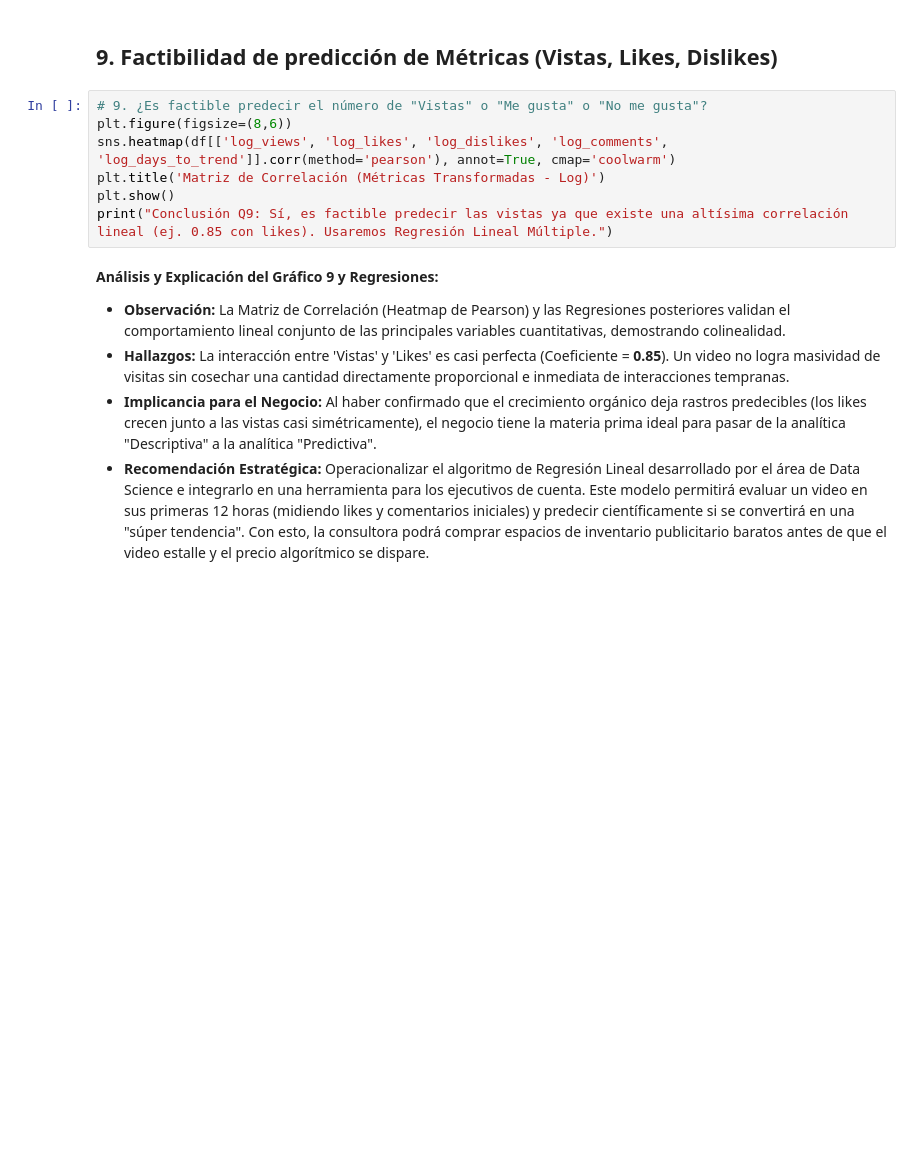
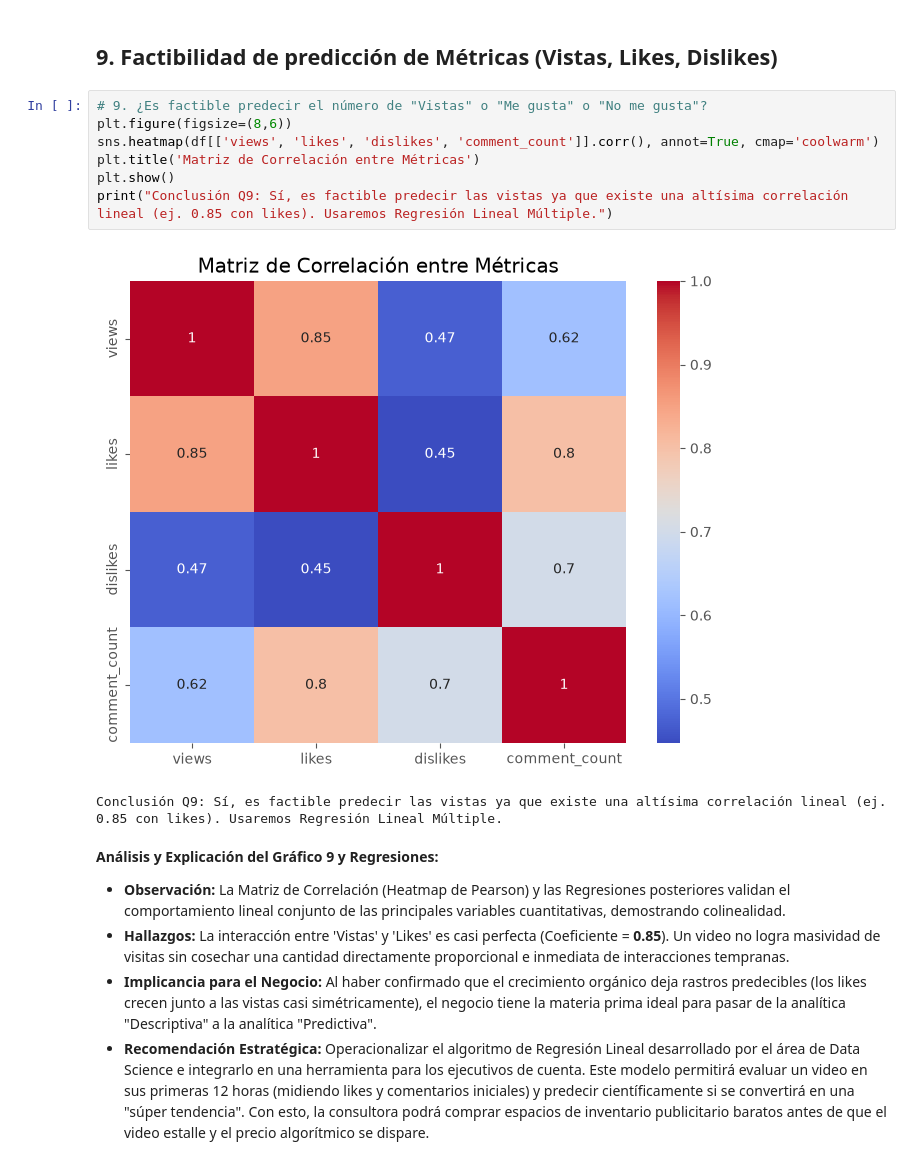
Before and after one commit to ghostrider101218/1ACC0216-TB2-2026-1, a Jupyter notebook: notebooks/respuestas_consultora.ipynb, the cells around one changed output. Drawn from its saved outputs; the diff is of its cells as text; blank space fills up the shorter version.

```diff
--- a/notebooks/respuestas_consultora.ipynb
+++ b/notebooks/respuestas_consultora.ipynb
@@ -211,10 +241,13 @@ print("Conclusión Q8: Sin texto para NLP, aproximamos positividad con el Ratio
 # %%
 # 9. ¿Es factible predecir el número de "Vistas" o "Me gusta" o "No me gusta"?
 plt.figure(figsize=(8,6))
-sns.heatmap(df[['log_views', 'log_likes', 'log_dislikes', 'log_comments', 'log_days_to_trend']].corr(method='pearson'), annot=True, cmap='coolwarm')
-plt.title('Matriz de Correlación (Métricas Transformadas - Log)')
+sns.heatmap(df[['views', 'likes', 'dislikes', 'comment_count']].corr(), annot=True, cmap='coolwarm')
+plt.title('Matriz de Correlación entre Métricas')
 plt.show()
 print("Conclusión Q9: Sí, es factible predecir las vistas ya que existe una altísima correlación lineal (ej. 0.85 con likes). Usaremos Regresión Lineal Múltiple.")
+# %% [output]
+[figure, added]
+Conclusión Q9: Sí, es factible predecir las vistas ya que existe una altísima correlación lineal (ej. 0.85 con likes). Usaremos Regresión Lineal Múltiple.
 # %% [markdown]
 **Análisis y Explicación del Gráfico 9 y Regresiones:**
 - **Observación:** La Matriz de Correlación (Heatmap de Pearson) y las Regresiones posteriores validan el comportamiento lineal conjunto de las principales variables cuantitativas, demostrando colinealidad.
```
Also changed, not shown: parts of 10 cells of this notebook, 1 other file.
